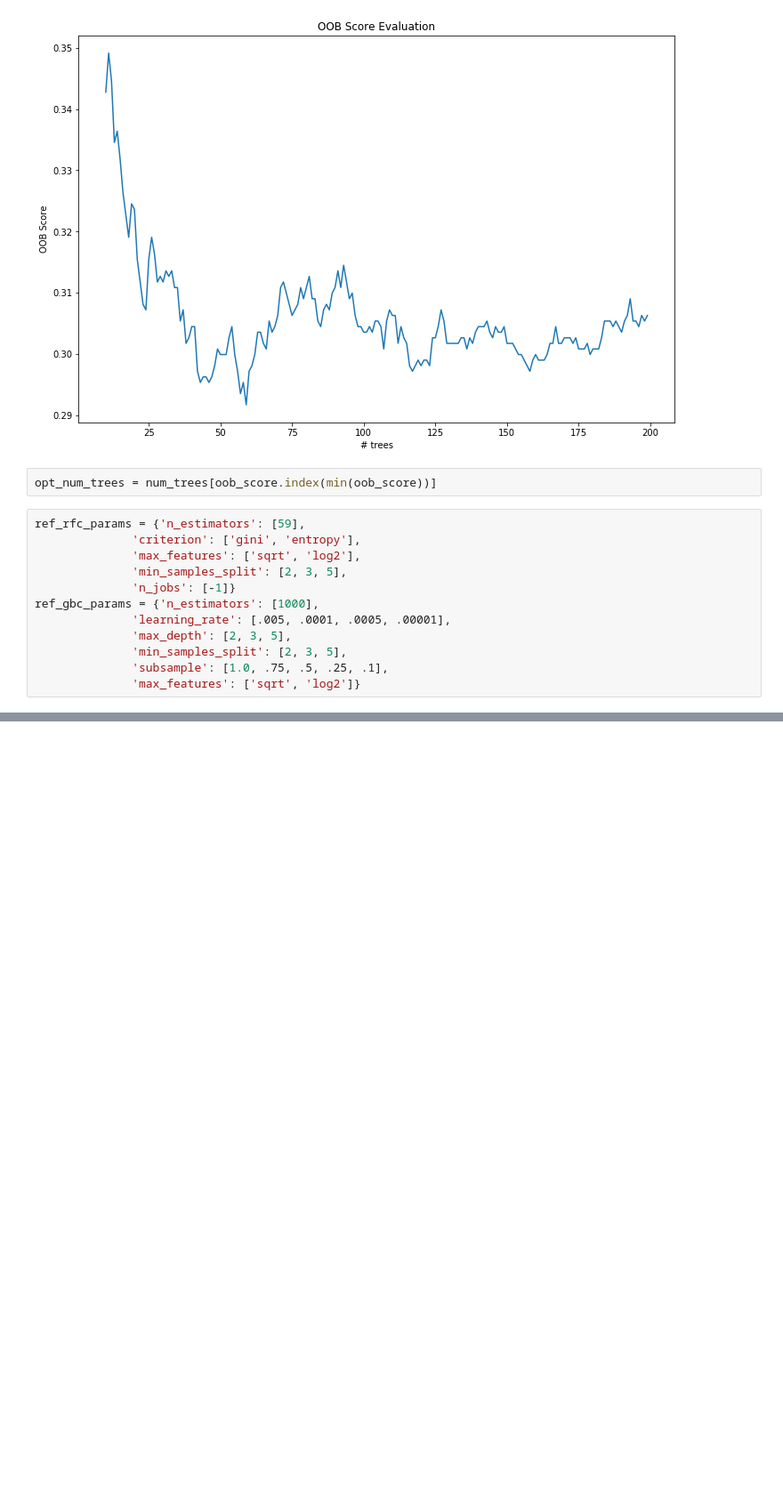
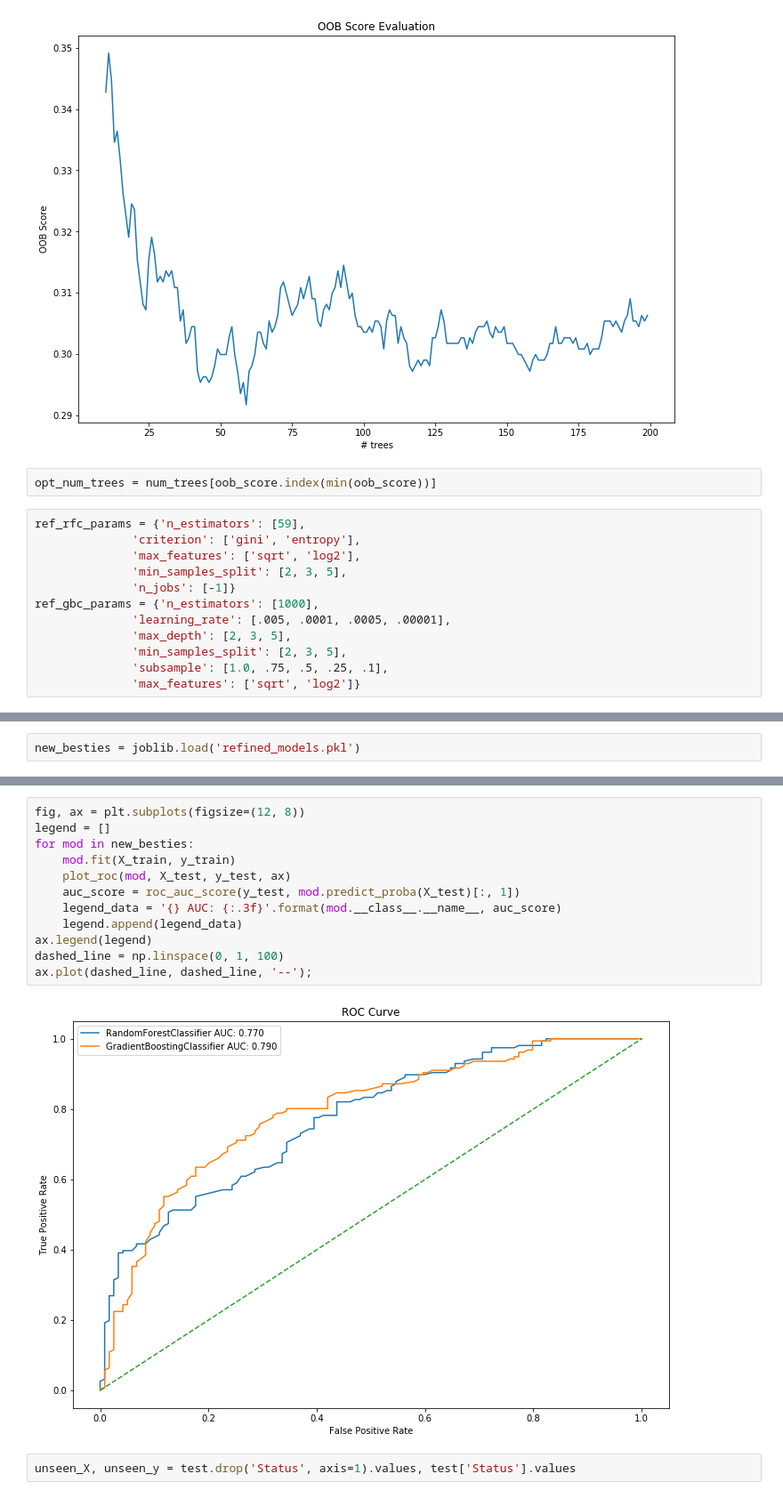
Before and after one commit to kurtrm/predicting_equipment_failure, a Jupyter notebook: notebooks/rigorous_modeling.ipynb, the cells around one changed output, grey strips where cells are left out. Shown at 89% size. Saved outputs shown, nothing was run; the diff lists cells and outputs as text; blank space fills up the shorter version.

Commit message:
Ran models on holdout set. I'll take it

```diff
--- a/notebooks/rigorous_modeling.ipynb
+++ b/notebooks/rigorous_modeling.ipynb
@@ -757,0 +765,2 @@ Fitting 10 folds for each of 360 candidates, totalling 3600 fits
+# %%
+new_besties = joblib.load('refined_models.pkl')
@@ -757,0 +785,16 @@ Fitting 10 folds for each of 360 candidates, totalling 3600 fits
+# %%
+fig, ax = plt.subplots(figsize=(12, 8))
+legend = []
+for mod in new_besties:
+    mod.fit(X_train, y_train)
+    plot_roc(mod, X_test, y_test, ax)
+    auc_score = roc_auc_score(y_test, mod.predict_proba(X_test)[:, 1])
+    legend_data = '{} AUC: {:.3f}'.format(mod.__class__.__name__, auc_score)
+    legend.append(legend_data)
+ax.legend(legend)
+dashed_line = np.linspace(0, 1, 100)
+ax.plot(dashed_line, dashed_line, '--');
+# %% [output]
+[figure, added]
+# %%
+unseen_X, unseen_y = test.drop('Status', axis=1).values, test['Status'].values
```
Also changed, not shown: parts of 5 cells of this notebook, 3 other files.
